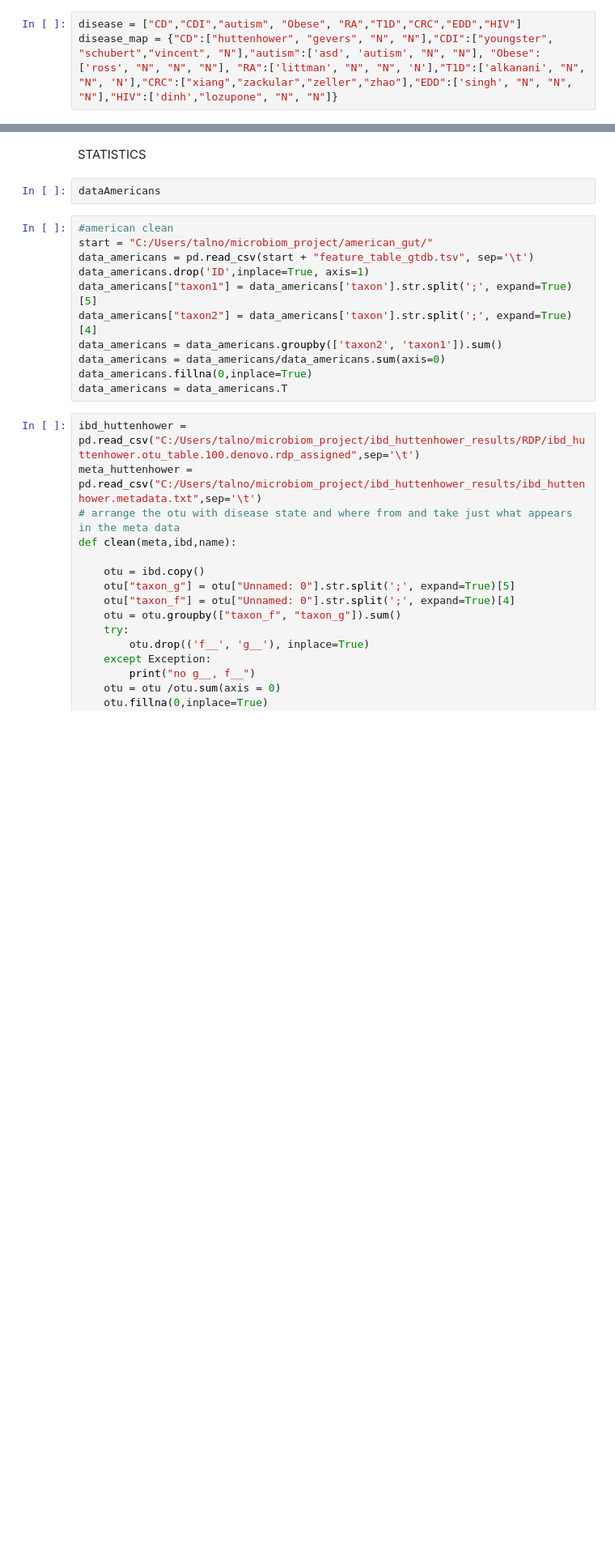
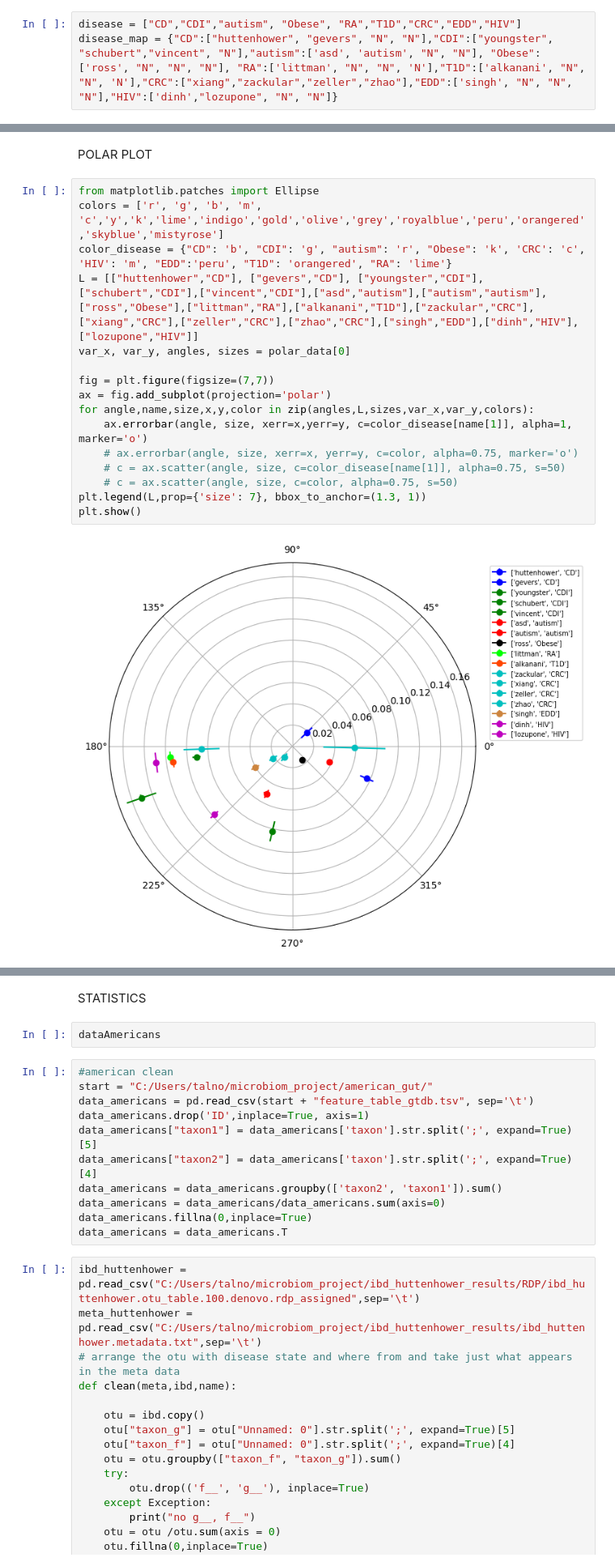
Before and after one commit to talnof1/microbiome_dysbiosis, a Jupyter notebook: american_gut/american_gut_pca.ipynb, the cells around one changed output, grey strips where cells are left out. Shown at 81% size. Drawn from its saved outputs; the diff is of its cells as text; blank space fills up the shorter version.

```diff
--- a/american_gut/american_gut_pca.ipynb
+++ b/american_gut/american_gut_pca.ipynb
@@ -223 +226,21 @@ explained variance:  [0.4738697  0.17506103]
 [figure]
+# %% [markdown]
+POLAR PLOT
+# %%
+from matplotlib.patches import Ellipse
+colors = ['r', 'g', 'b', 'm', 'c','y','k','lime','indigo','gold','olive','grey','royalblue','peru','orangered','skyblue','mistyrose']
+color_disease = {"CD": 'b', "CDI": 'g', "autism": 'r', "Obese": 'k', 'CRC': 'c', 'HIV': 'm', "EDD":'peru', "T1D": 'orangered', "RA": 'lime'}
+L = [["huttenhower","CD"], ["gevers","CD"], ["youngster","CDI"], ["schubert","CDI"],["vincent","CDI"],["asd","autism"],["autism","autism"],["ross","Obese"],["littman","RA"],["alkanani","T1D"],["zackular","CRC"],["xiang","CRC"],["zeller","CRC"],["zhao","CRC"],["singh","EDD"],["dinh","HIV"],["lozupone","HIV"]]
+var_x, var_y, angles, sizes = polar_data[0]
+
+fig = plt.figure(figsize=(7,7))
+ax = fig.add_subplot(projection='polar')
+for angle,name,size,x,y,color in zip(angles,L,sizes,var_x,var_y,colors):
+    ax.errorbar(angle, size, xerr=x,yerr=y, c=color_disease[name[1]], alpha=1, marker='o')
+    # ax.errorbar(angle, size, xerr=x, yerr=y, c=color, alpha=0.75, marker='o')
+    # c = ax.scatter(angle, size, c=color_disease[name[1]], alpha=0.75, s=50)
+    # c = ax.scatter(angle, size, c=color, alpha=0.75, s=50)
+plt.legend(L,prop={'size': 7}, bbox_to_anchor=(1.3, 1))
+plt.show()
+# %% [output]
+[figure, added]
```
Also changed, not shown: parts of 14 cells of this notebook.
